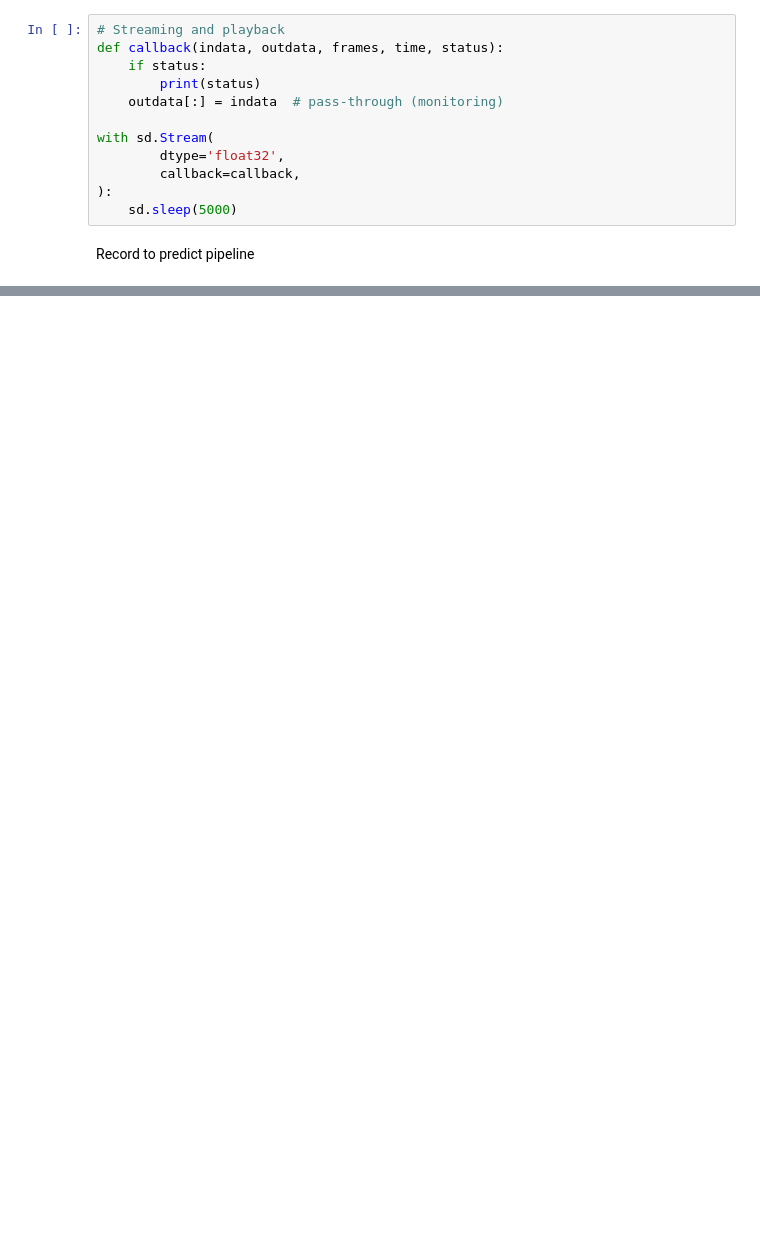
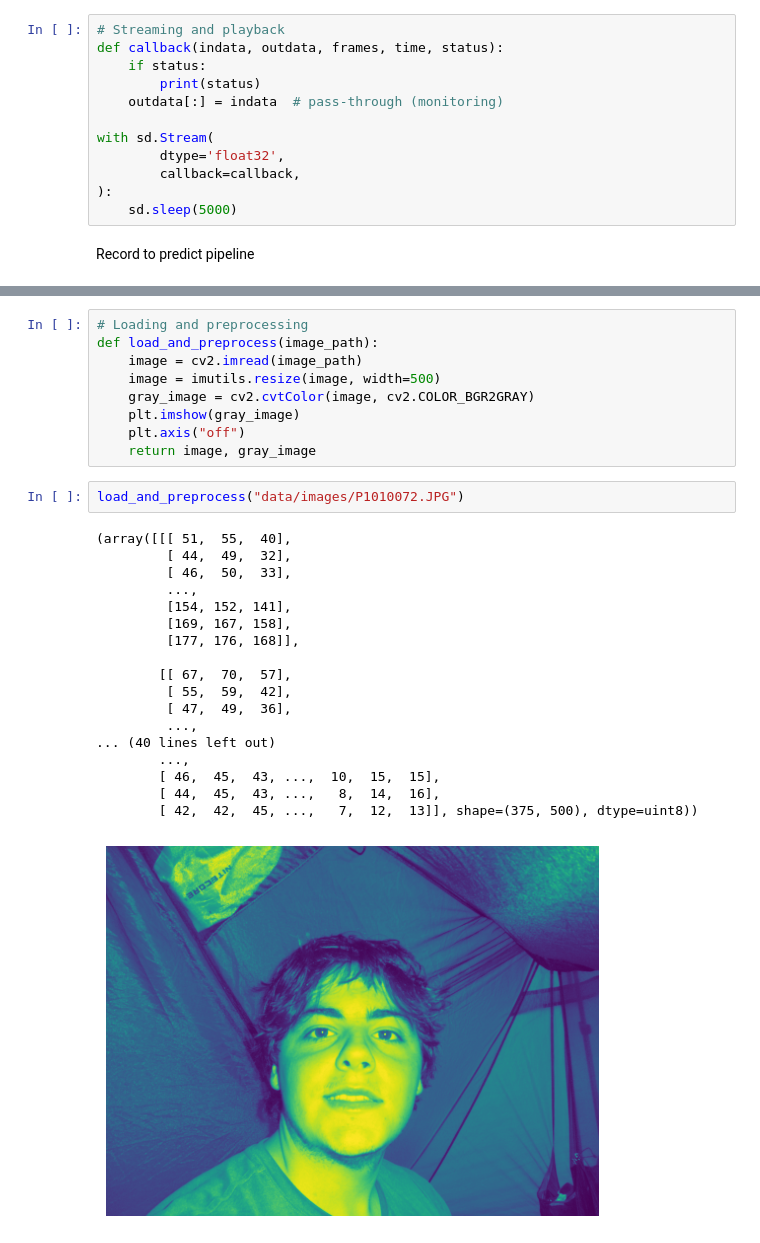
Before and after one commit to Noway-code/watch-some-birds, a Jupyter notebook: main.ipynb, the cells around one changed output, grey strips where cells are left out. Drawn from its saved outputs; the diff is of its cells as text; blank space fills up the shorter version.

```diff
--- a/main.ipynb
+++ b/main.ipynb
@@ -84,0 +141,30 @@ Preparing CSV export...
+# %%
+# Loading and preprocessing
+def load_and_preprocess(image_path):
+    image = cv2.imread(image_path)
+    image = imutils.resize(image, width=500)
+    gray_image = cv2.cvtColor(image, cv2.COLOR_BGR2GRAY)
+    plt.imshow(gray_image)
+    plt.axis("off")
+    return image, gray_image
+# %%
+load_and_preprocess("data/images/P1010072.JPG")
+# %% [output]
+(array([[[ 51,  55,  40],
+         [ 44,  49,  32],
+         [ 46,  50,  33],
+         ...,
+         [154, 152, 141],
+         [169, 167, 158],
+         [177, 176, 168]],
+
+        [[ 67,  70,  57],
+         [ 55,  59,  42],
+         [ 47,  49,  36],
+         ...,
+... (40 lines left out)
+        ...,
+        [ 46,  45,  43, ...,  10,  15,  15],
+        [ 44,  45,  43, ...,   8,  14,  16],
+        [ 42,  42,  45, ...,   7,  12,  13]], shape=(375, 500), dtype=uint8))
+[figure, added]
```
Also changed, not shown: parts of 10 cells of this notebook, 28 other files.
